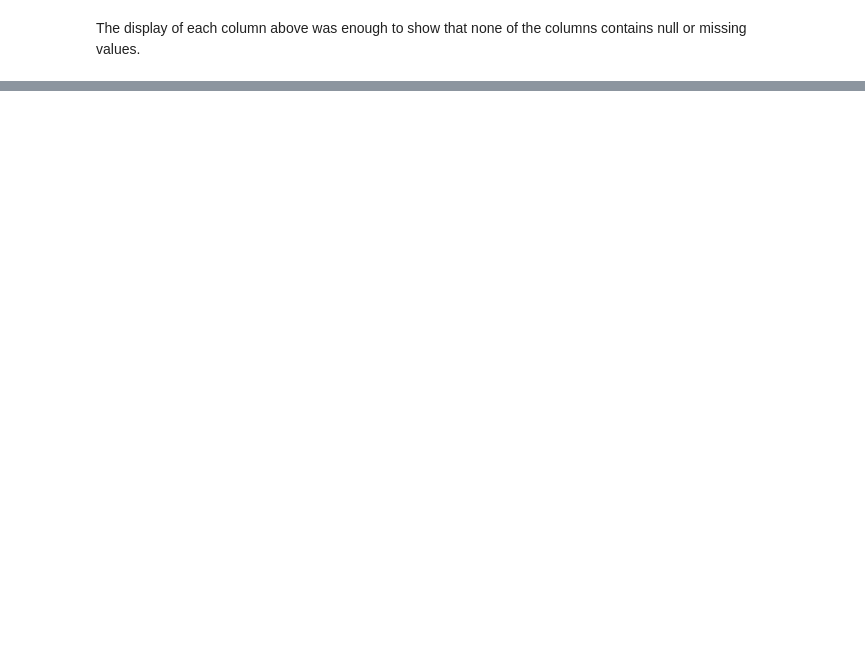
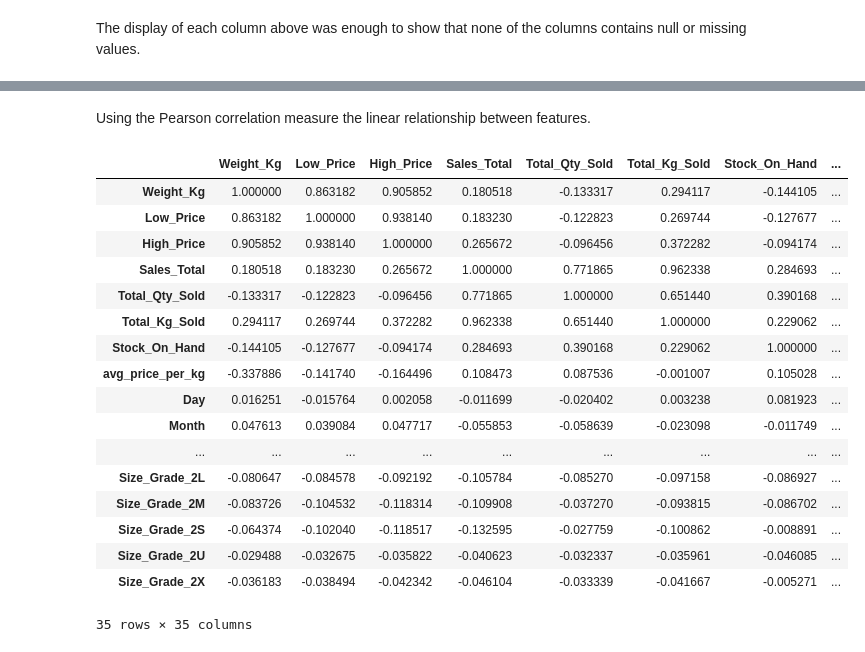
Before and after one commit to morgan0112/average-price-for-golden-delicious-apples, a Jupyter notebook: Regression Model.ipynb, the cells around one changed output, grey strips where cells are left out. Cells and saved outputs as stored; diff of their text form; code cells hidden in the pictures; blank space fills up the shorter version.

```diff
--- a/Regression Model.ipynb
+++ b/Regression Model.ipynb
@@ -118,0 +240,3 @@ train.head()
+# %%
+df_train = pd.get_dummies(data = train, columns = ['Province', 'Container', 'Size_Grade'], drop_first = True)
+df_train.head()
@@ -118,0 +251,23 @@ train.head()
+# %% [markdown]
+Using the Pearson correlation measure the linear relationship between features.
+# %%
+df_train.corr()
+# %% [output]
+|  | Weight_Kg | Low_Price | High_Price | Sales_Total | Total_Qty_Sold | Total_Kg_Sold | Stock_On_Hand | ... |
+| Weight_Kg | 1.000000 | 0.863182 | 0.905852 | 0.180518 | -0.133317 | 0.294117 | -0.144105 | ... |
+| Low_Price | 0.863182 | 1.000000 | 0.938140 | 0.183230 | -0.122823 | 0.269744 | -0.127677 | ... |
+| High_Price | 0.905852 | 0.938140 | 1.000000 | 0.265672 | -0.096456 | 0.372282 | -0.094174 | ... |
+| Sales_Total | 0.180518 | 0.183230 | 0.265672 | 1.000000 | 0.771865 | 0.962338 | 0.284693 | ... |
+| Total_Qty_Sold | -0.133317 | -0.122823 | -0.096456 | 0.771865 | 1.000000 | 0.651440 | 0.390168 | ... |
+| Total_Kg_Sold | 0.294117 | 0.269744 | 0.372282 | 0.962338 | 0.651440 | 1.000000 | 0.229062 | ... |
+| Stock_On_Hand | -0.144105 | -0.127677 | -0.094174 | 0.284693 | 0.390168 | 0.229062 | 1.000000 | ... |
+| avg_price_per_kg | -0.337886 | -0.141740 | -0.164496 | 0.108473 | 0.087536 | -0.001007 | 0.105028 | ... |
+| Day | 0.016251 | -0.015764 | 0.002058 | -0.011699 | -0.020402 | 0.003238 | 0.081923 | ... |
+| Month | 0.047613 | 0.039084 | 0.047717 | -0.055853 | -0.058639 | -0.023098 | -0.011749 | ... |
+| ... | ... | ... | ... | ... | ... | ... | ... | ... |
+| Size_Grade_2L | -0.080647 | -0.084578 | -0.092192 | -0.105784 | -0.085270 | -0.097158 | -0.086927 | ... |
+| Size_Grade_2M | -0.083726 | -0.104532 | -0.118314 | -0.109908 | -0.037270 | -0.093815 | -0.086702 | ... |
+| Size_Grade_2S | -0.064374 | -0.102040 | -0.118517 | -0.132595 | -0.027759 | -0.100862 | -0.008891 | ... |
+| Size_Grade_2U | -0.029488 | -0.032675 | -0.035822 | -0.040623 | -0.032337 | -0.035961 | -0.046085 | ... |
+| Size_Grade_2X | -0.036183 | -0.038494 | -0.042342 | -0.046104 | -0.033339 | -0.041667 | -0.005271 | ... |
+35 rows × 35 columns
```
Also changed, not shown: parts of 100 cells of this notebook.
